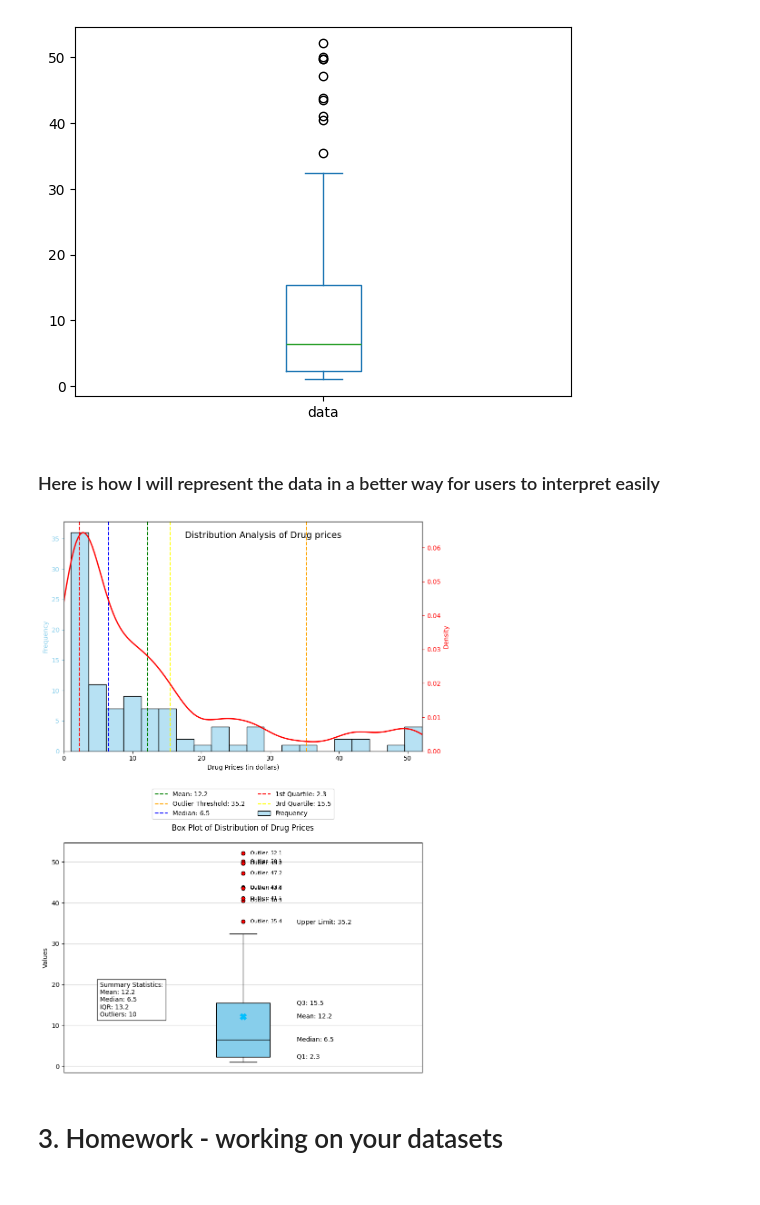
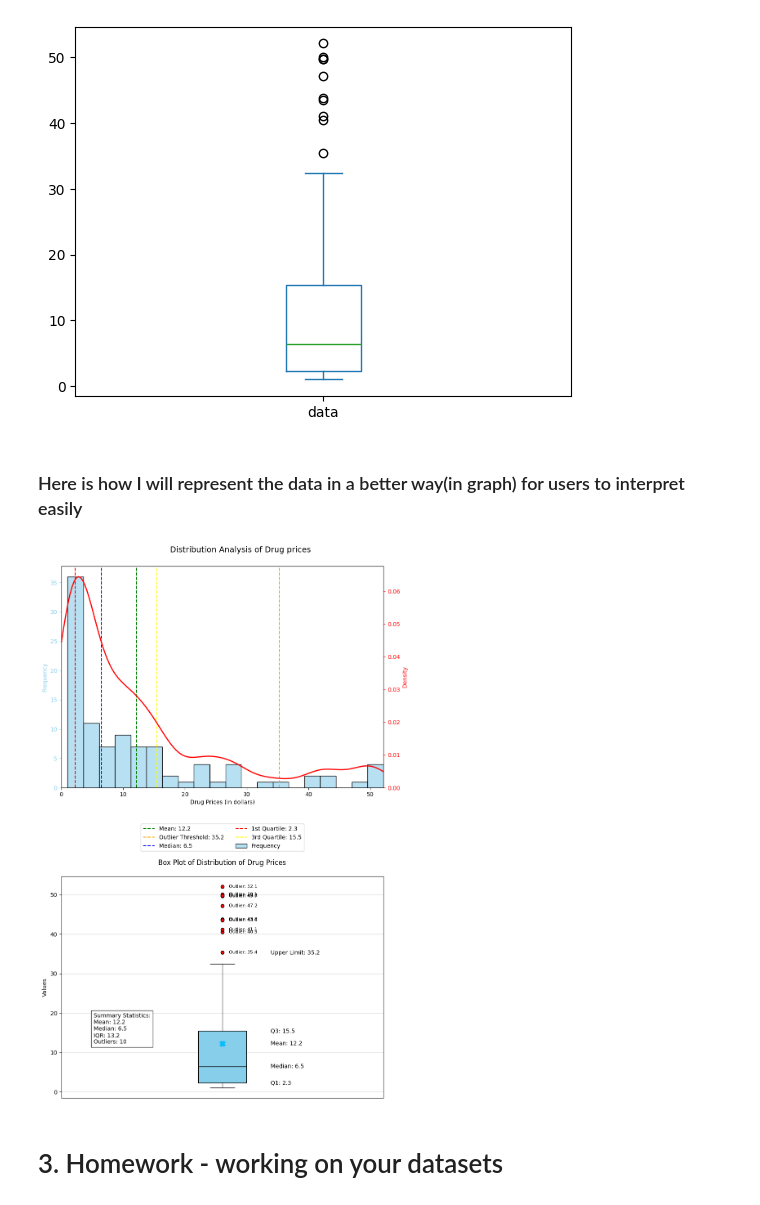
Before and after one commit to dhalderBU/BU_homework-week4, a Jupyter notebook: OMDS-MODB2-Week4-Halder-Deb.ipynb, the cells around one changed output. Drawn from its saved outputs; the diff is of its cells as text; code cells hidden in the pictures.

```diff
--- a/OMDS-MODB2-Week4-Halder-Deb.ipynb
+++ b/OMDS-MODB2-Week4-Halder-Deb.ipynb
@@ -94,7 +95,7 @@ df.plot.box()
 <Axes: >
 [figure]
 # %% [markdown]
-### Here is how I will represent the data in a better way for users to interpret easily
+### Here is how I will represent the data in a better way(in graph) for users to interpret easily
 # %%
 # sns imported previously no need now
 # random data generation
@@ -110,8 +111,8 @@ iqr = q3 - q1
 outlier_threshold = q3 + 1.5 * iqr
 
 # create figure with two subplots
-fig, (ax1, ax2) = plt.subplots(2, 1, figsize=(10, 14))
-fig.suptitle('Distribution Analysis of Drug prices', fontsize=14, y=0.95)
+fig, (ax1, ax2) = plt.subplots(2, 1, figsize=(10, 15))
+fig.suptitle('Distribution Analysis of Drug prices', fontsize=14, y=1)
 
 # twin axis for histogram to show frequency on lef t and density on right side else the density value being so low not able to shwo the values
 #  https://stackoverflow.com/questions/37461434/seaborn-despine-with-two-y-scales-twinx
@@ -168,34 +169,34 @@ lower_whisker = q1 - 1.5 * iqr
 upper_whisker = q3 + 1.5 * iqr
 ax2.text(1.15, upper_whisker, f'Upper Limit: {upper_whisker:.1f}', verticalalignment='center')
 
 # Label outliers
 outliers = [x for x in df['data'] if x > upper_whisker ]
 for outlier in outliers:
     ax2.text(1.02, outlier, f'Outlier: {outlier:.1f}',
              verticalalignment='center', fontsize=8)
 
 # Customize box plot
 ax2.set_title('Box Plot of Distribution of Drug Prices', pad=20)
 ax2.set_ylabel('Values')
 ax2.grid(True, alpha=0.5)
 ax2.set_xticks([])
 
 #  print summary statistics in box plot
 stats_text = (f'Summary Statistics:\n'
              f'Mean: {stats["mean"]:.1f}\n'
              f'Median: {q2:.1f}\n'
              f'IQR: {iqr:.1f}\n'
              f'Outliers: {len(outliers)}')
 
 ax2.text(0.6, stats['mean'], stats_text, fontsize=10,
          bbox=dict(facecolor='white', alpha=0.8))
 
 
 plt.tight_layout()
 plt.subplots_adjust(right=0.85, bottom=0.1, hspace=0.4)
 plt.show()
 # %% [output]
-[figure, old version]
+[figure, new version]
 # %% [markdown]
 # 3. Homework - working on your datasets
 # %% [markdown]
```
Also changed, not shown: parts of 8 cells of this notebook.
